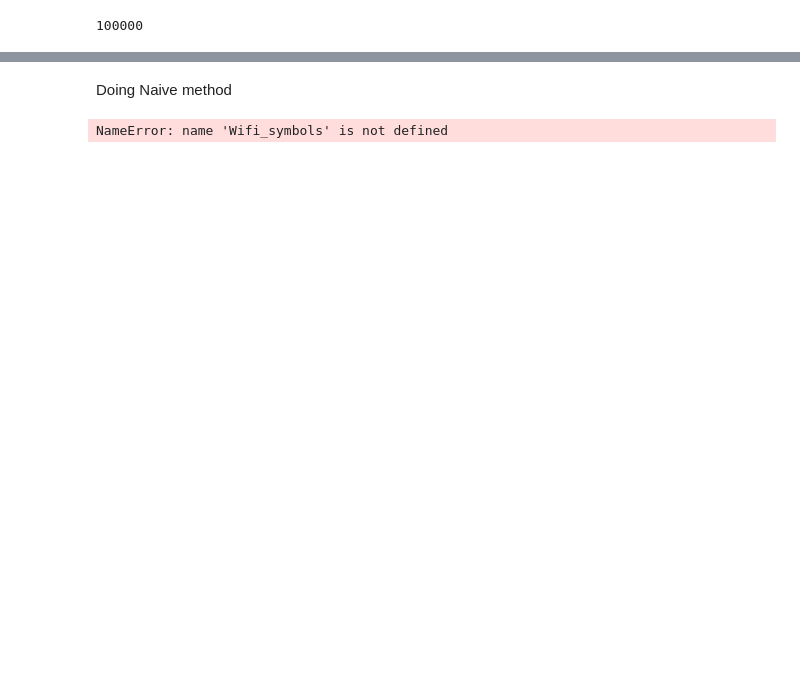
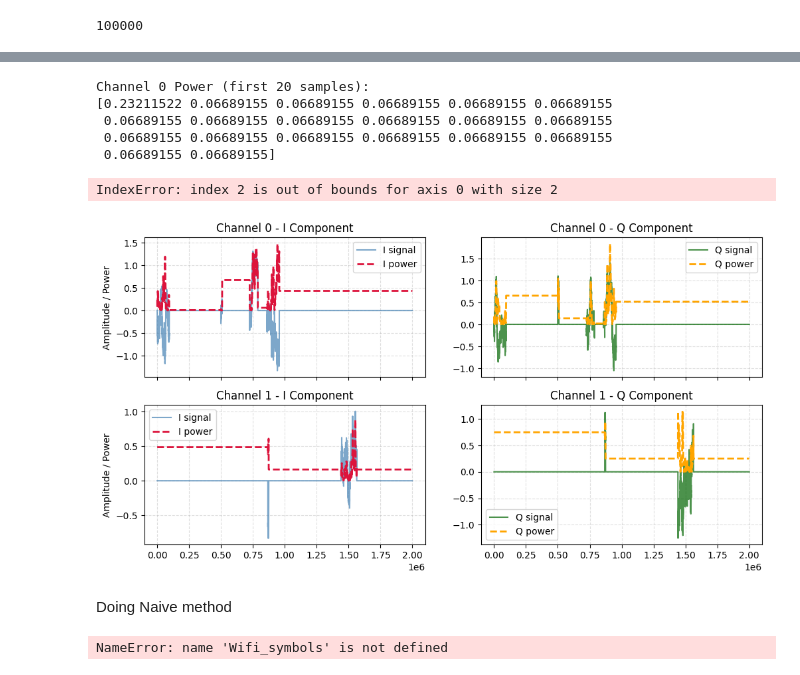
Before and after one commit to Denviser/RL-Project, a Jupyter notebook: t_coh_mab_updated.ipynb, the cells around one changed output, grey strips where cells are left out. Saved outputs shown, nothing was run; the diff lists cells and outputs as text; code cells hidden in the pictures; blank space fills up the shorter version.

```diff
--- a/t_coh_mab_updated.ipynb
+++ b/t_coh_mab_updated.ipynb
@@ -212,0 +394,54 @@ HI
+# %%
+sample_time = 1/(2*1e4)
+
+result = finding_power(output_samples_for_each_channel, sample_time, num_channels, total_samples)
+
+print("Channel 0 Power (first 20 samples):")
+print(result[0]['I'][:20])
+# %% [output]
+Channel 0 Power (first 20 samples):
+[0.23211522 0.06689155 0.06689155 0.06689155 0.06689155 0.06689155
+ 0.06689155 0.06689155 0.06689155 0.06689155 0.06689155 0.06689155
+ 0.06689155 0.06689155 0.06689155 0.06689155 0.06689155 0.06689155
+ 0.06689155 0.06689155]
+# %%
+def plot_power_and_signals(output_samples_for_each_channel, power_per_channel, num_channels_1):
+    """
+    Plot I/Q signals and their computed power for each channel.
+    """
+    fig, axs = plt.subplots(num_channels_1, 2, figsize=(12, 6), sharex=True)
+
+    for i in range(num_channels):
+        # Extract data
+        I_signal = np.array(output_samples_for_each_channel[i]['I'])
+        Q_signal = np.array(output_samples_for_each_channel[i]['Q'])
+        power_I = power_per_channel[i]['I']
+        power_Q = power_per_channel[i]['Q']
+        samples = np.arange(len(I_signal))
+
+        # --- I component ---
+        axs[i, 0].plot(samples, I_signal, label="I signal", color='steelblue', alpha=0.7)
+        axs[i, 0].plot(samples, power_I, label="I power", color='crimson', linestyle='--', linewidth=2)
+        axs[i, 0].set_title(f"Channel {i} - I Component")
+        axs[i, 0].set_ylabel("Amplitude / Power")
+        axs[i, 0].legend()
+        axs[i, 0].grid(True, linestyle='--', alpha=0.4)
+
+        # --- Q component ---
+        axs[i, 1].plot(samples, Q_signal, label="Q signal", color='darkgreen', alpha=0.7)
+        axs[i, 1].plot(samples, power_Q, label="Q power", color='orange', linestyle='--', linewidth=2)
+        axs[i, 1].set_title(f"Channel {i} - Q Component")
+        axs[i, 1].legend()
+        axs[i, 1].grid(True, linestyle='--', alpha=0.4)
+
+    axs[-1, 0].set_xlabel("Sample Index")
+    axs[-1, 1].set_xlabel("Sample Index")
+    plt.suptitle("Original Signals and Computed Power per Channel", fontsize=14)
+    plt.tight_layout(rect=[0, 0, 1, 0.96])
+    plt.show()
+# %%
+# plot_power_and_signals(output_samples_for_each_channel, result, num_channels)
+plot_power_and_signals(output_samples_for_each_channel, result, 2)
+# %% [output]
+IndexError: index 2 is out of bounds for axis 0 with size 2
+[figure, added]
```
Also changed, not shown: parts of 15 cells of this notebook.
